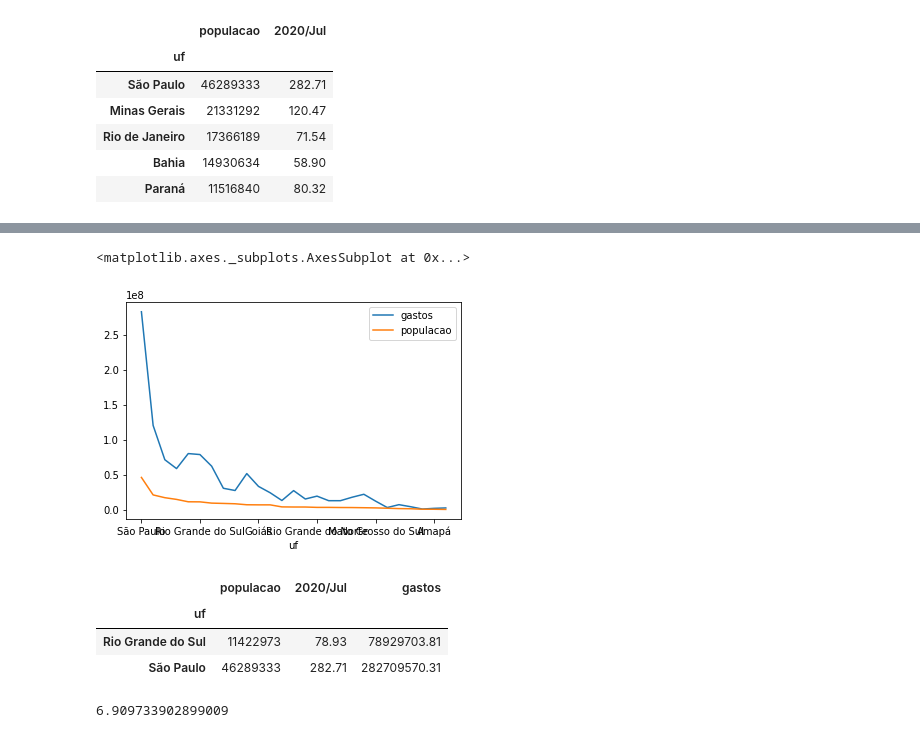
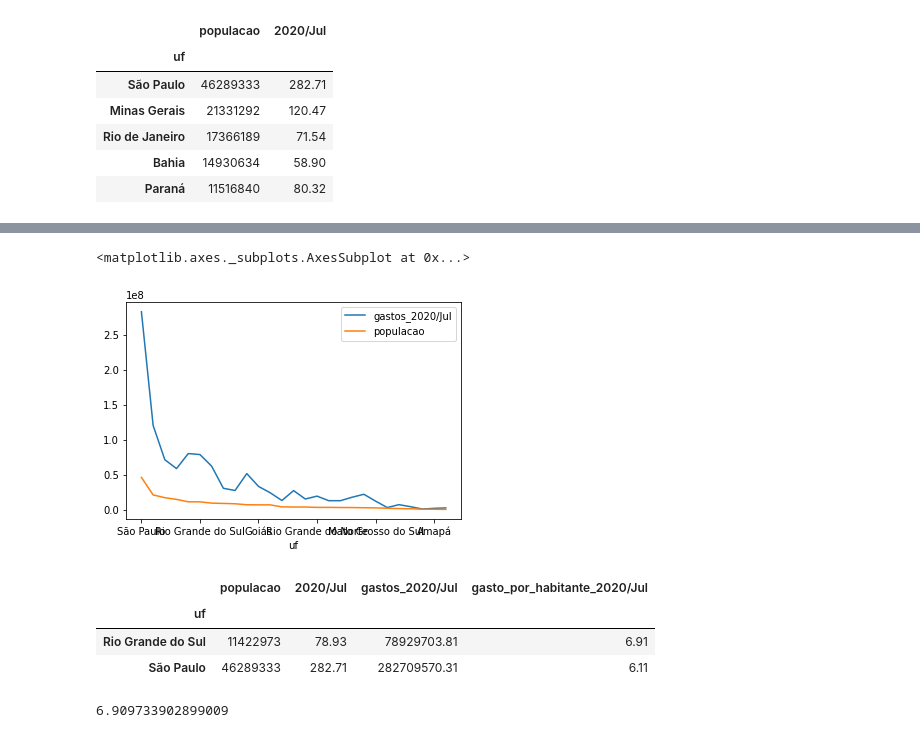
Before and after one commit to p3dr3nriqu3/boocamp_alura, a Jupyter notebook: Bootcamp_Datascience.ipynb, the cells around one changed output, grey strips where cells are left out. Cells and saved outputs as stored; diff of their text form; code cells hidden in the pictures.

```diff
--- a/Bootcamp_Datascience.ipynb
+++ b/Bootcamp_Datascience.ipynb
@@ -623,3 +623,8 @@ gastos_e_populacao_recente.head()
 | Rio de Janeiro | 17366189 | 71.54 |
 | Bahia | 14930634 | 58.90 |
 | Paraná | 11516840 | 80.32 |
+# %%
+def insere_gastos_e_gasto_por_habitante_para(todos_os_gastos: pd.DataFrame, dados: pd.DataFrame, mes: str):
+  gastos_do_mes = todos_os_gastos[mes]
+  dados[f"gastos_{mes}"] = gastos_do_mes * 1000000
+  dados[f"gasto_por_habitante_{mes}"] = dados[f"gastos_{mes}"] / dados["populacao"]
@@ -626,17 +651,18 @@ gastos_e_populacao_recente.head()
 # %%
 # horripilante (data visualization)
-gastos_e_populacao_recente["gastos"] = gastos_e_populacao_recente["2020/Jul"] * 1000000
-gastos_e_populacao_recente[["gastos", "populacao"]].plot()
+ordenado_por_total.index = ordenado_por_total.index.str[3:]
+insere_gastos_e_gasto_por_habitante_para(ordenado_por_total, gastos_e_populacao_recente, "2020/Jul")
+gastos_e_populacao_recente[["gastos_2020/Jul", "populacao"]].plot()
 # %% [output]
 <matplotlib.axes._subplots.AxesSubplot at 0x...>
-[figure, old version]
+[figure, new version]
 # %%
 gastos_e_populacao_recente.loc[["Rio Grande do Sul", "São Paulo"]]
 # %% [output]
-|  | populacao | 2020/Jul | gastos |
-| uf |  |  |  |
-| Rio Grande do Sul | 11422973 | 78.93 | 78929703.81 |
-| São Paulo | 46289333 | 282.71 | 282709570.31 |
+|  | populacao | 2020/Jul | gastos_2020/Jul | gasto_por_habitante_2020/Jul |
+| uf |  |  |  |  |
+| Rio Grande do Sul | 11422973 | 78.93 | 78929703.81 | 6.91 |
+| São Paulo | 46289333 | 282.71 | 282709570.31 | 6.11 |
 # %%
 78929703.81/11422973
 # %% [output]
```
Also changed, not shown: parts of 13 cells of this notebook.
